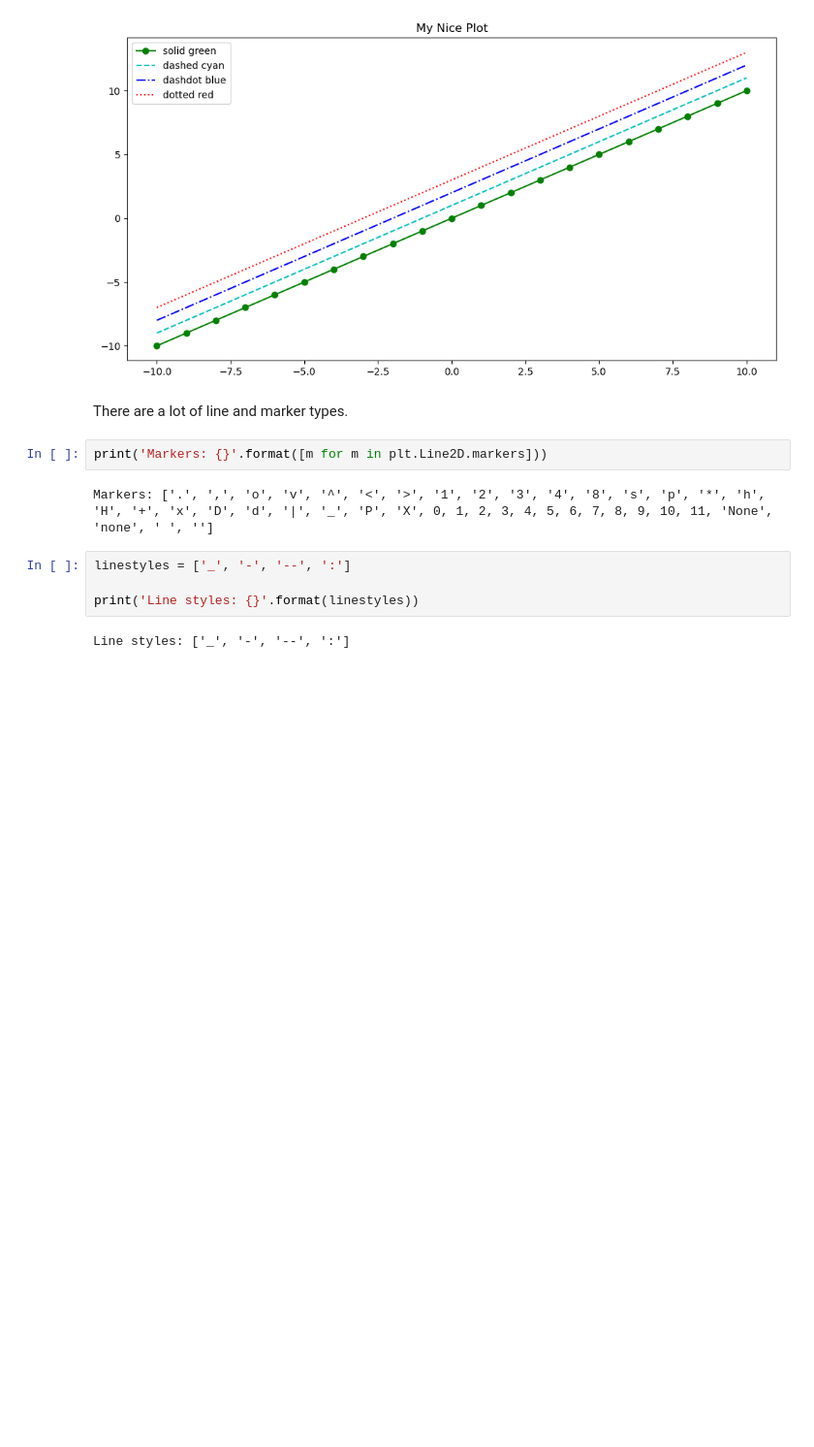
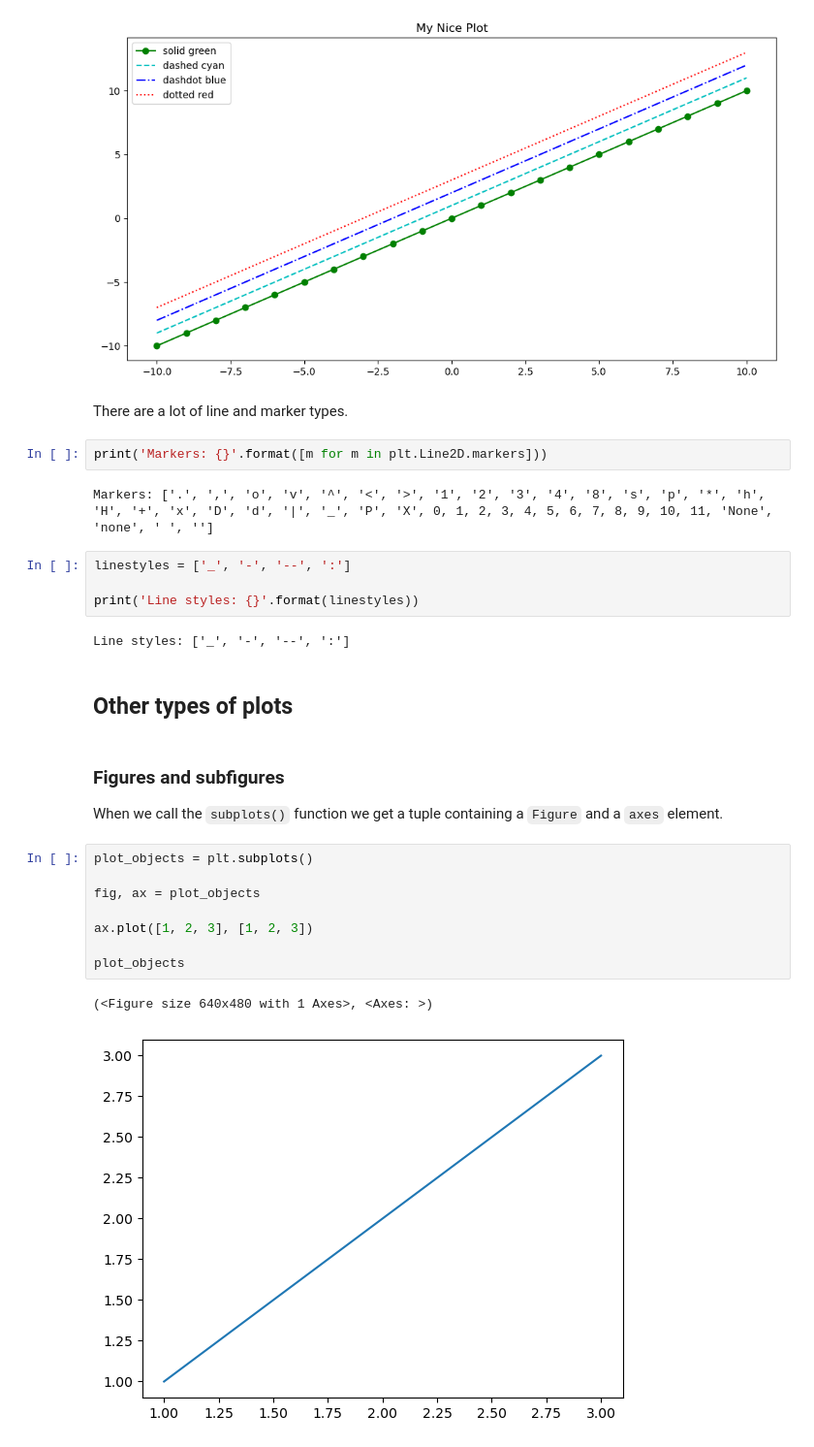
Before and after one commit to muhammadhananbaloch/Data-Analysis, a Jupyter notebook: data-cleaning-practice/Visualizations.ipynb, the cells around one changed output. Shown: that part at 97% size. Drawn from its saved outputs; the diff is of its cells as text; blank space fills up the shorter version.

Commit message:
figure subfigure subplot(), subplottogrid().

```diff
--- a/data-cleaning-practice/Visualizations.ipynb
+++ b/data-cleaning-practice/Visualizations.ipynb
@@ -110,3 +110,20 @@ linestyles = ['_', '-', '--', ':']
 print('Line styles: {}'.format(linestyles))
 # %% [output]
 Line styles: ['_', '-', '--', ':']
+# %% [markdown]
+## Other types of plots
+# %% [markdown]
+### Figures and subfigures
+
+When we call the `subplots()` function we get a tuple containing a `Figure` and a `axes` element.
+# %%
+plot_objects = plt.subplots()
+
+fig, ax = plot_objects
+
+ax.plot([1, 2, 3], [1, 2, 3])
+
+plot_objects
+# %% [output]
+(<Figure size 640x480 with 1 Axes>, <Axes: >)
+[figure, added]
```
Also changed, not shown: parts of 5 cells of this notebook.
